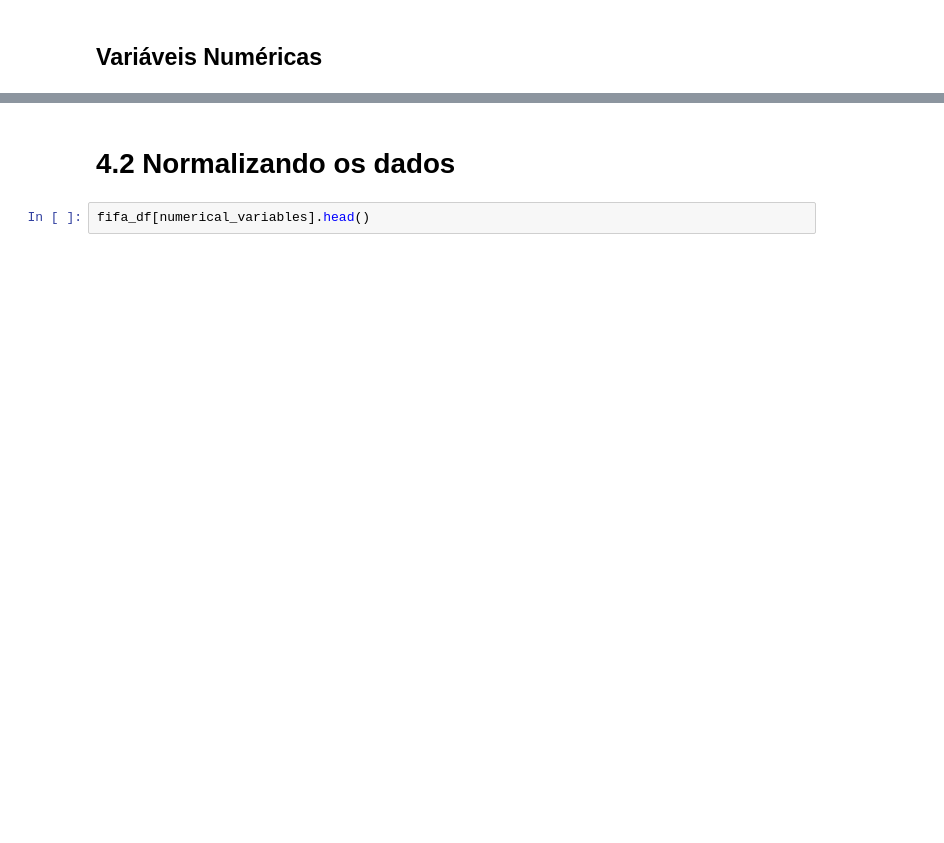
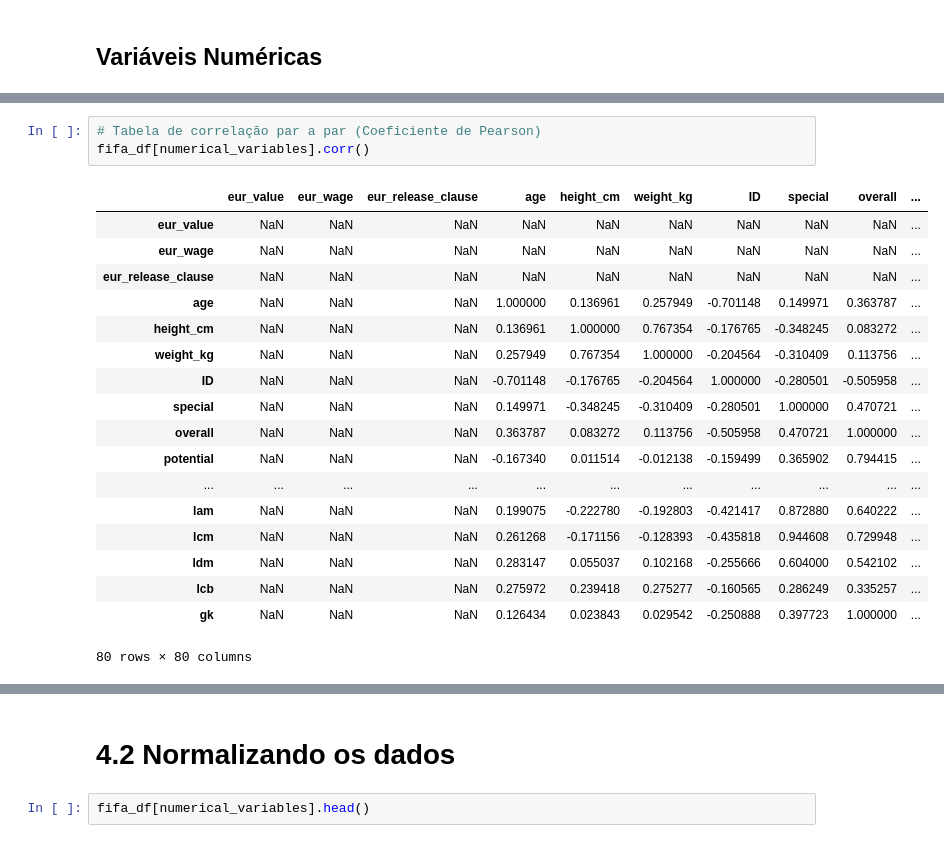
Before and after one commit to alysondantas/world-football-mining, a Jupyter notebook: preprocessing/Preprocessing.ipynb, the cells around one changed output, grey strips where cells are left out. Saved outputs shown, nothing was run; the diff lists cells and outputs as text; blank space fills up the shorter version.

Commit message:
implementando o Coeficiente de Pearson

```diff
--- a/preprocessing/Preprocessing.ipynb
+++ b/preprocessing/Preprocessing.ipynb
@@ -124 +124,23 @@ gk                          0
 Length: 80, dtype: int64
+# %%
+# Tabela de correlação par a par (Coeficiente de Pearson)
+fifa_df[numerical_variables].corr()
+# %% [output]
+|  | eur_value | eur_wage | eur_release_clause | age | height_cm | weight_kg | ID | special | overall | ... |
+| eur_value | NaN | NaN | NaN | NaN | NaN | NaN | NaN | NaN | NaN | ... |
+| eur_wage | NaN | NaN | NaN | NaN | NaN | NaN | NaN | NaN | NaN | ... |
+| eur_release_clause | NaN | NaN | NaN | NaN | NaN | NaN | NaN | NaN | NaN | ... |
+| age | NaN | NaN | NaN | 1.000000 | 0.136961 | 0.257949 | -0.701148 | 0.149971 | 0.363787 | ... |
+| height_cm | NaN | NaN | NaN | 0.136961 | 1.000000 | 0.767354 | -0.176765 | -0.348245 | 0.083272 | ... |
+| weight_kg | NaN | NaN | NaN | 0.257949 | 0.767354 | 1.000000 | -0.204564 | -0.310409 | 0.113756 | ... |
+| ID | NaN | NaN | NaN | -0.701148 | -0.176765 | -0.204564 | 1.000000 | -0.280501 | -0.505958 | ... |
+| special | NaN | NaN | NaN | 0.149971 | -0.348245 | -0.310409 | -0.280501 | 1.000000 | 0.470721 | ... |
+| overall | NaN | NaN | NaN | 0.363787 | 0.083272 | 0.113756 | -0.505958 | 0.470721 | 1.000000 | ... |
+| potential | NaN | NaN | NaN | -0.167340 | 0.011514 | -0.012138 | -0.159499 | 0.365902 | 0.794415 | ... |
+| ... | ... | ... | ... | ... | ... | ... | ... | ... | ... | ... |
+| lam | NaN | NaN | NaN | 0.199075 | -0.222780 | -0.192803 | -0.421417 | 0.872880 | 0.640222 | ... |
+| lcm | NaN | NaN | NaN | 0.261268 | -0.171156 | -0.128393 | -0.435818 | 0.944608 | 0.729948 | ... |
+| ldm | NaN | NaN | NaN | 0.283147 | 0.055037 | 0.102168 | -0.255666 | 0.604000 | 0.542102 | ... |
+| lcb | NaN | NaN | NaN | 0.275972 | 0.239418 | 0.275277 | -0.160565 | 0.286249 | 0.335257 | ... |
+| gk | NaN | NaN | NaN | 0.126434 | 0.023843 | 0.029542 | -0.250888 | 0.397723 | 1.000000 | ... |
+80 rows × 80 columns
```
Also changed, not shown: parts of 12 cells of this notebook.
